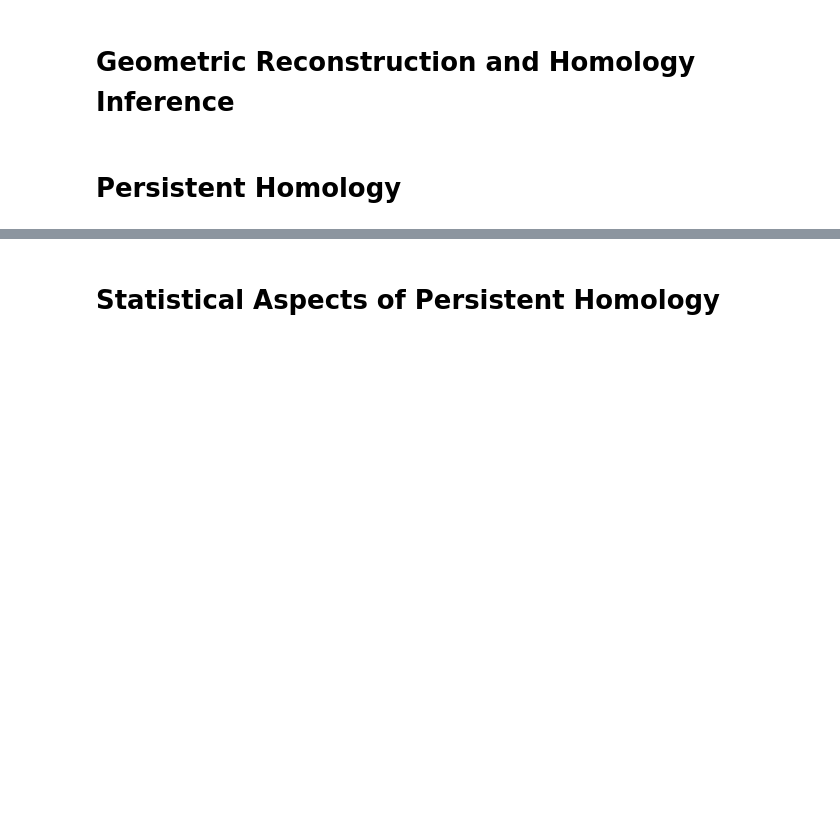
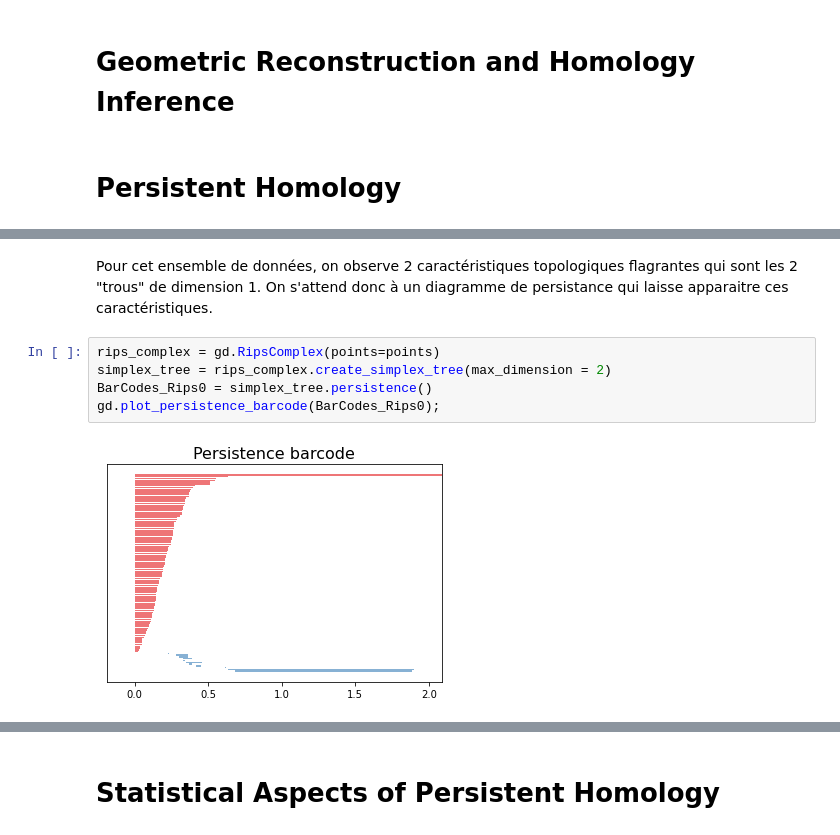
Before and after one commit to florandefossez/TDA_project, a Jupyter notebook: report.ipynb, the cells around one changed output, grey strips where cells are left out. Drawn from its saved outputs; the diff is of its cells as text; blank space fills up the shorter version.

```diff
--- a/report.ipynb
+++ b/report.ipynb
@@ -143,0 +183,9 @@ Il est possible de visualiser ce complexe dans un navigateur avec le fichier out
+# %% [markdown]
+Pour cet ensemble de données, on observe 2 caractéristiques topologiques flagrantes qui sont les 2 "trous" de dimension 1. On s'attend donc à un diagramme de persistance qui laisse apparaitre ces caractéristiques.
+# %%
+rips_complex = gd.RipsComplex(points=points)
+simplex_tree = rips_complex.create_simplex_tree(max_dimension = 2)
+BarCodes_Rips0 = simplex_tree.persistence()
+gd.plot_persistence_barcode(BarCodes_Rips0);
+# %% [output]
+[figure, added]
```
Also changed, not shown: parts of 20 cells of this notebook, 2 other files.
